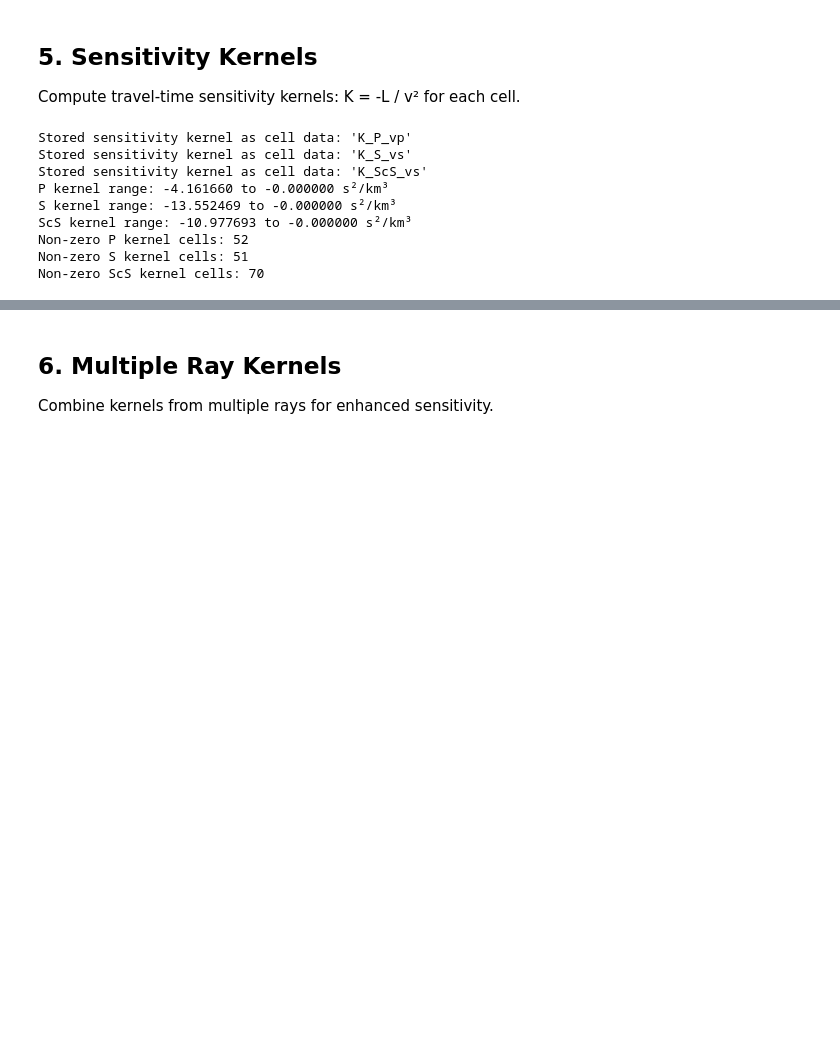
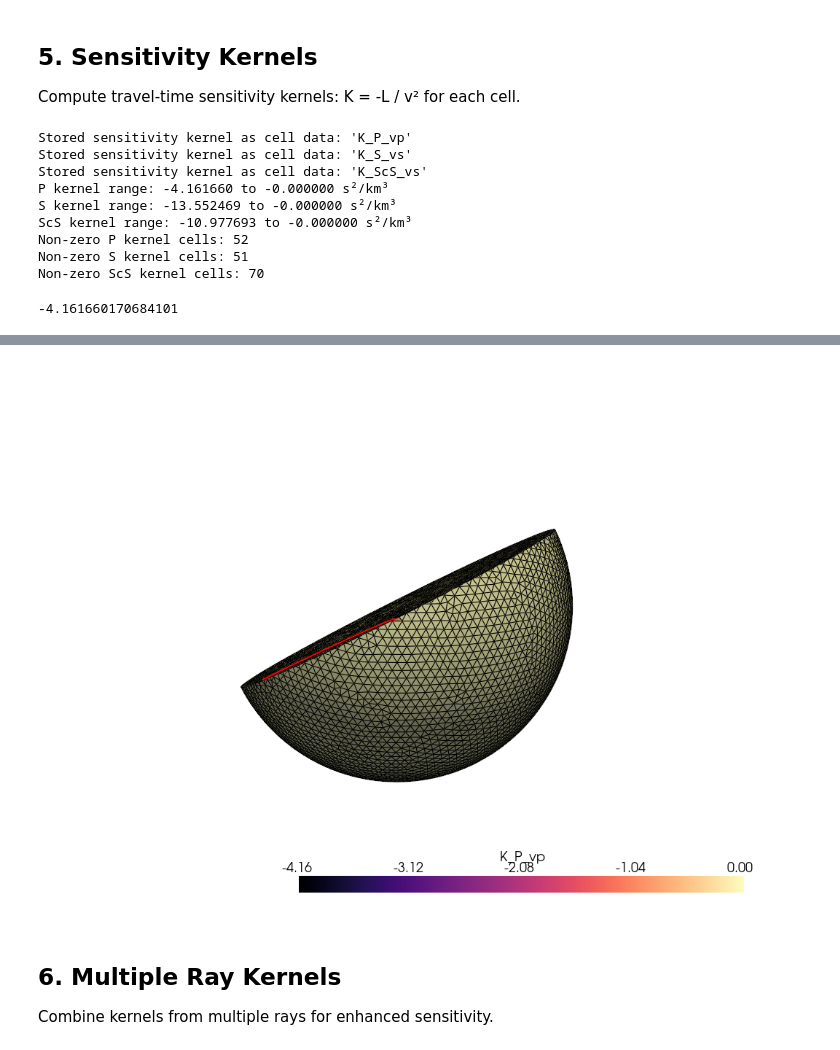
Before and after one commit to Adrian-Mag/SensRay, a Jupyter notebook: demos/02_ray_tracing_kernels.ipynb, the cells around one changed output, grey strips where cells are left out. Saved outputs shown, nothing was run; the diff lists cells and outputs as text; code cells hidden in the pictures; blank space fills up the shorter version.

```diff
--- a/demos/02_ray_tracing_kernels.ipynb
+++ b/demos/02_ray_tracing_kernels.ipynb
@@ -225,6 +252,17 @@ ScS kernel range: -10.977693 to -0.000000 s²/km³
 Non-zero P kernel cells: 52
 Non-zero S kernel cells: 51
 Non-zero ScS kernel cells: 70
+# %%
+print(np.min(P_kernel))
+# %% [output]
+-4.161660170684101
 # %%
-model.mesh.plot_cross_section(plane_normal, property_name='K_P_vp', show_rays=[P_ray], cmap='magma').show()
+plotter3 = model.mesh.plot_cross_section(
+    plane_normal,
+    property_name='K_P_vp',
+    show_rays=[P_ray],
+    cmap='magma',
+)
+# Interactive display for kernel cross-section
+plotter3.show(interactive=INTERACTIVE)
 # %% [output]
@@ -232,3 +269,4 @@ Widget(value='<iframe src="http://localhost:40791/index.html?ui=P_0x7f8f458c3650
+[figure, added]
 # %% [markdown]
 ## 6. Multiple Ray Kernels
 
```
Also changed, not shown: parts of 8 cells of this notebook, 13 other files.
